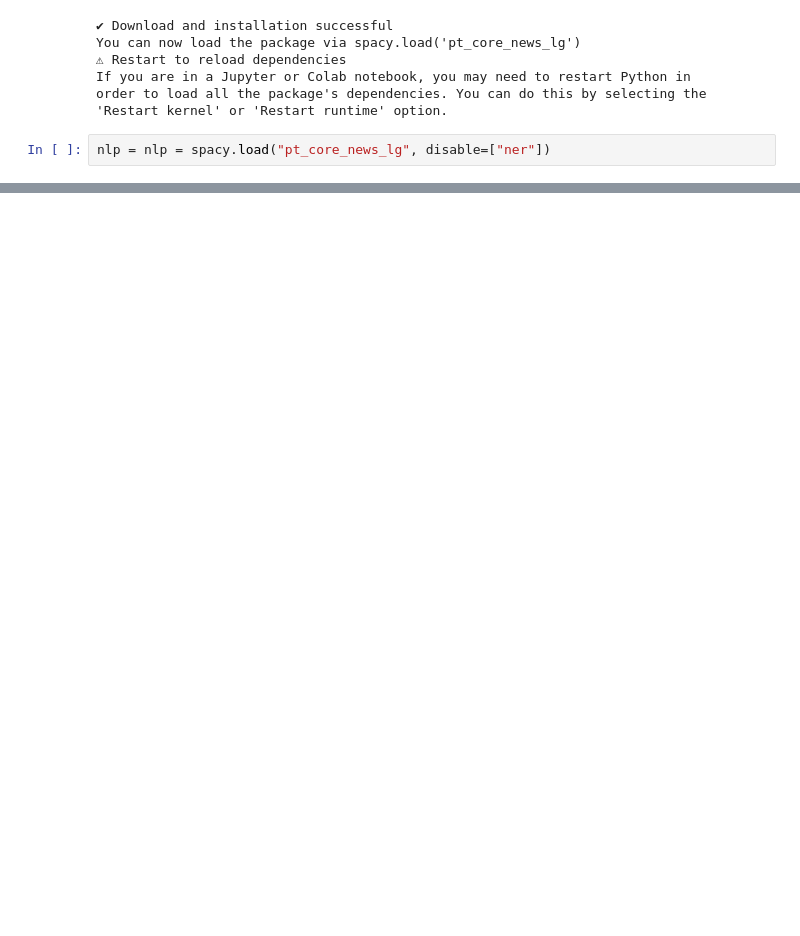
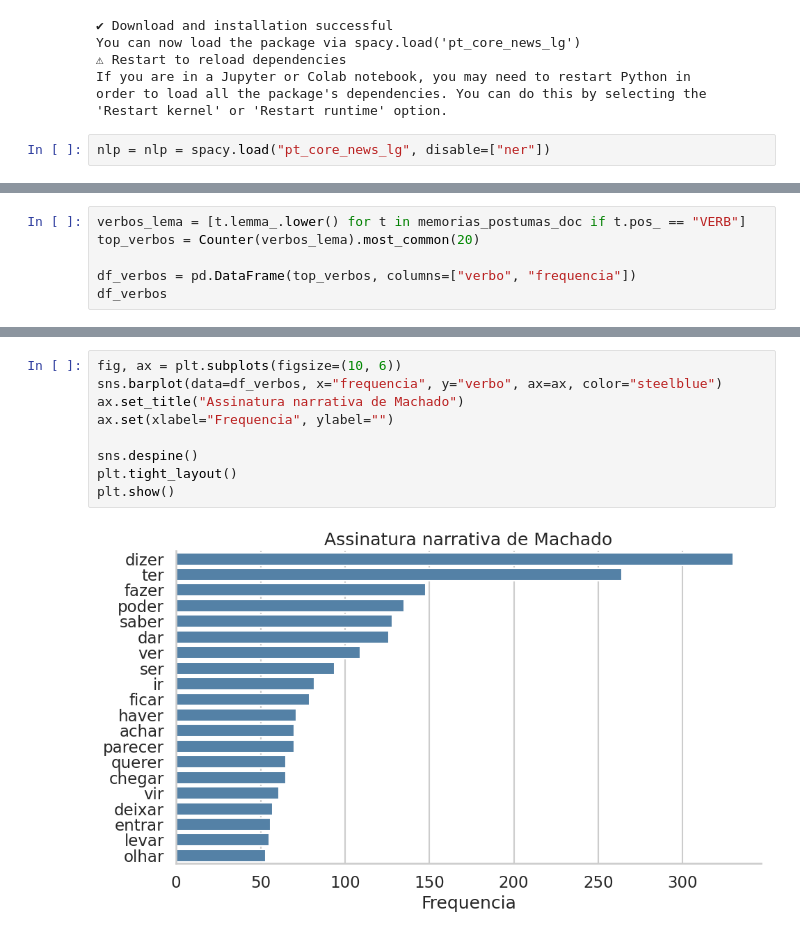
Before and after one commit to jhlopesalves/eda_humanidades, a Jupyter notebook: encontro_1/enc_1.ipynb, the cells around one changed output, grey strips where cells are left out. Drawn from its saved outputs; the diff is of its cells as text; blank space fills up the shorter version.

```diff
--- a/encontro_1/enc_1.ipynb
+++ b/encontro_1/enc_1.ipynb
@@ -94,0 +138,6 @@ memorias_postumas_doc = nlp()
+# %%
+verbos_lema = [t.lemma_.lower() for t in memorias_postumas_doc if t.pos_ == "VERB"]
+top_verbos = Counter(verbos_lema).most_common(20)
+
+df_verbos = pd.DataFrame(top_verbos, columns=["verbo", "frequencia"])
+df_verbos
@@ -94,0 +162,11 @@ memorias_postumas_doc = nlp()
+# %%
+fig, ax = plt.subplots(figsize=(10, 6))
+sns.barplot(data=df_verbos, x="frequencia", y="verbo", ax=ax, color="steelblue")
+ax.set_title("Assinatura narrativa de Machado")
+ax.set(xlabel="Frequencia", ylabel="")
+
+sns.despine()
+plt.tight_layout()
+plt.show()
+# %% [output]
+[figure, added]
```
Also changed, not shown: parts of 11 cells of this notebook, 1 other file.
